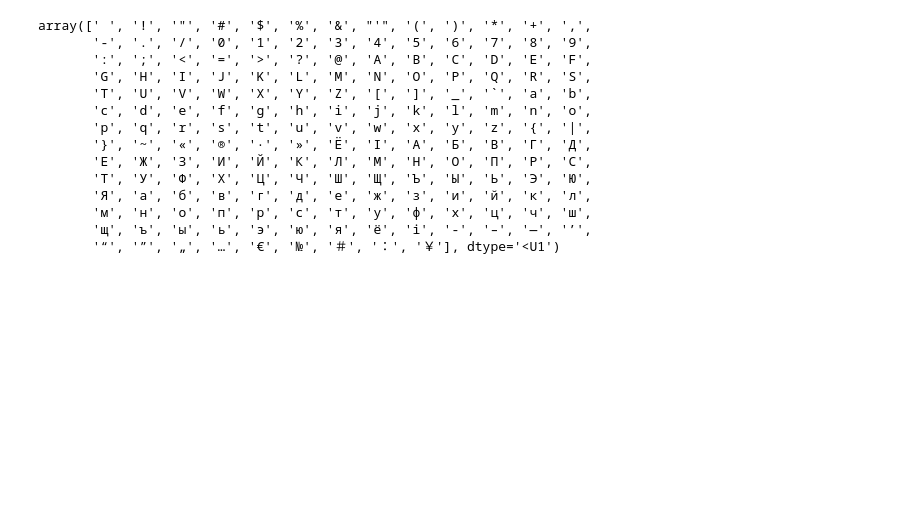
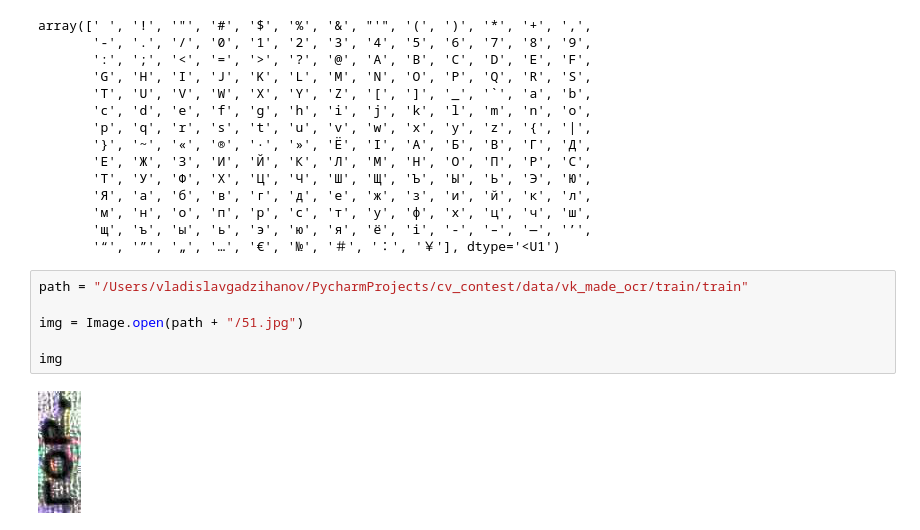
Before and after one commit to hadzhykhanov/cv_contest, a Jupyter notebook: notebooks/Untitled.ipynb, the cells around one changed output. Saved outputs shown, nothing was run; the diff lists cells and outputs as text; blank space fills up the shorter version.

```diff
--- a/notebooks/Untitled.ipynb
+++ b/notebooks/Untitled.ipynb
@@ -135,3 +120,11 @@ array([' ', '!', '"', '#', '$', '%', '&', "'", '(', ')', '*', '+', ',',
        'м', 'н', 'о', 'п', 'р', 'с', 'т', 'у', 'ф', 'х', 'ц', 'ч', 'ш',
        'щ', 'ъ', 'ы', 'ь', 'э', 'ю', 'я', 'ё', 'і', '‐', '–', '—', '’',
        '“', '”', '„', '…', '€', '№', '＃', '：', '￥'], dtype='<U1')
+# %%
+path = "/Users/vladislavgadzihanov/PycharmProjects/cv_contest/data/vk_made_ocr/train/train"
+
+img = Image.open(path + "/51.jpg")
+
+img
+# %% [output]
+[figure, added]
```
Also changed, not shown: parts of 5 cells of this notebook, 20 other files.
